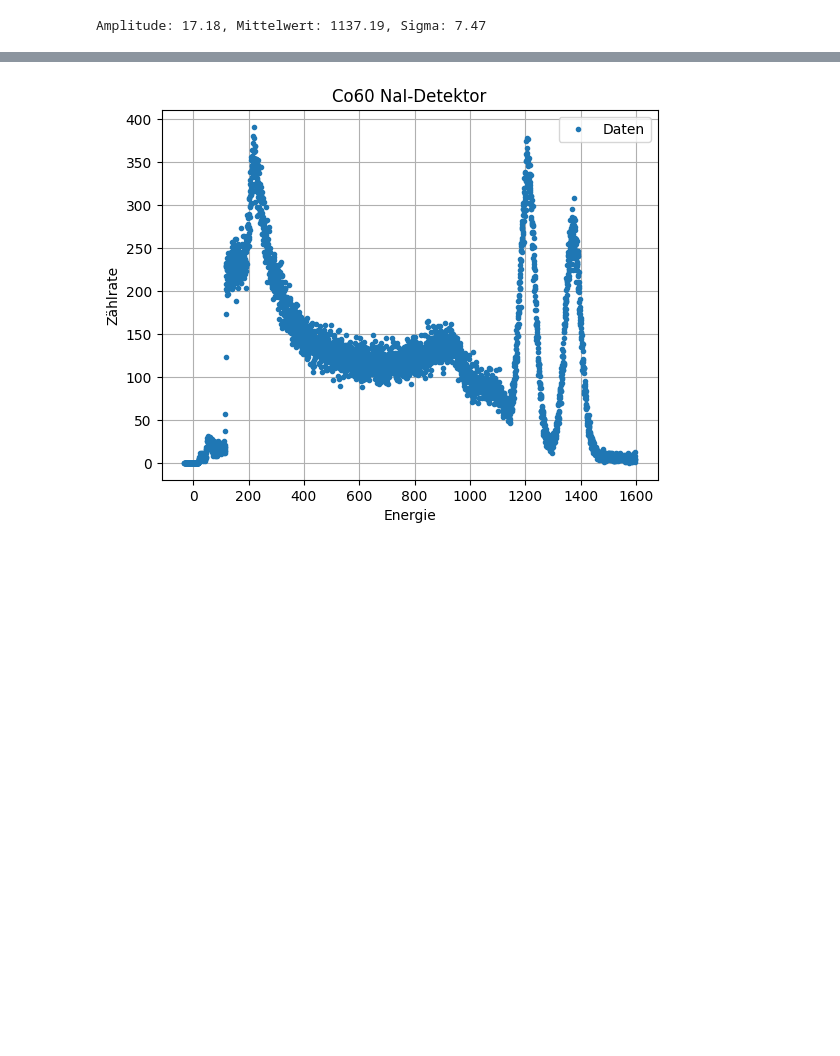
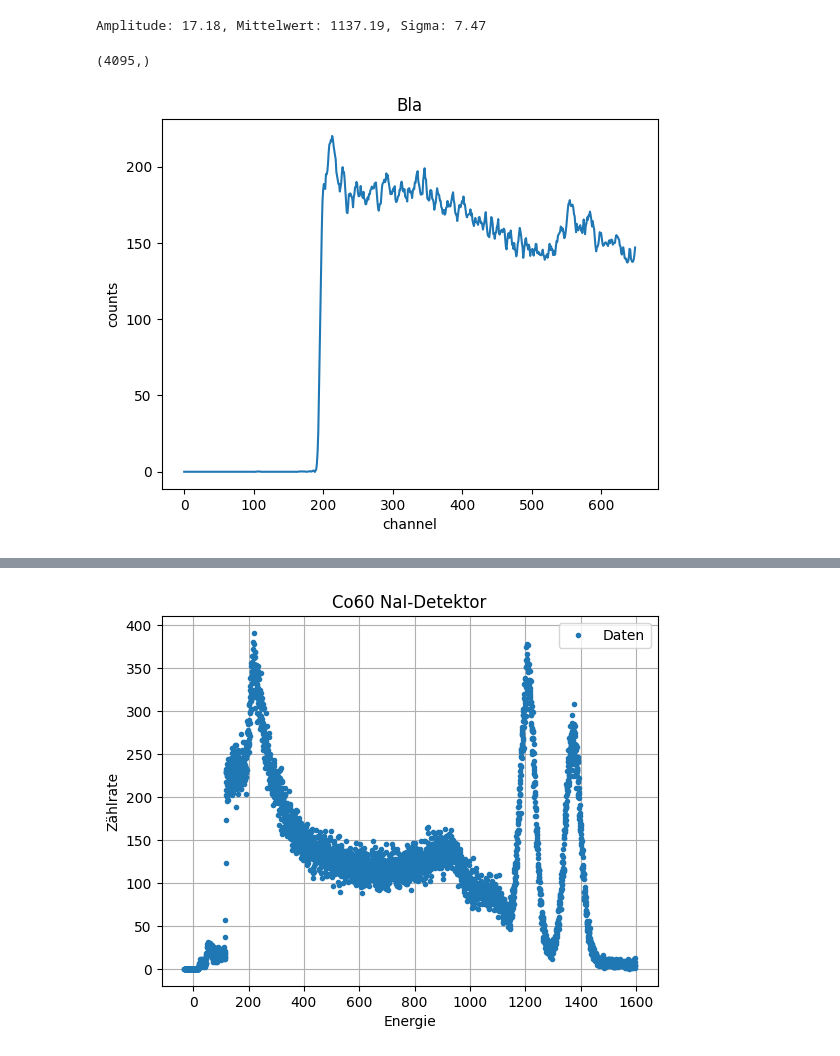
Before and after one commit to caesar2003/P4-Gamma-Coincidence-Spectroscopy, a Jupyter notebook: auswertung.ipynb, the cells around one changed output, grey strips where cells are left out. Cells and saved outputs as stored; diff of their text form; code cells hidden in the pictures; blank space fills up the shorter version.

```diff
--- a/auswertung.ipynb
+++ b/auswertung.ipynb
@@ -332,3 +333,19 @@ for i in range(len(area)):
 Amplitude: 62.62, Mittelwert: 917.74, Sigma: -25.71
 [figure]
 Amplitude: 17.18, Mittelwert: 1137.19, Sigma: 7.47
+# %%
+from scipy.signal import savgol_filter
+
+
+arr = [0,650]
+ydata = Co60_Ge_spec[arr[0]:arr[1]]
+y_filtered = savgol_filter(ydata, window_length=11, polyorder=3)
+print(spec.shape)
+plt.plot(np.arange(len(Co60_Ge_spec))[arr[0]:arr[1]], y_filtered)
+plt.title('Bla')
+plt.xlabel("channel")
+plt.ylabel("counts")
+plt.show()
+# %% [output]
+(4095,)
+[figure, added]
```
Also changed, not shown: parts of 9 cells of this notebook.
